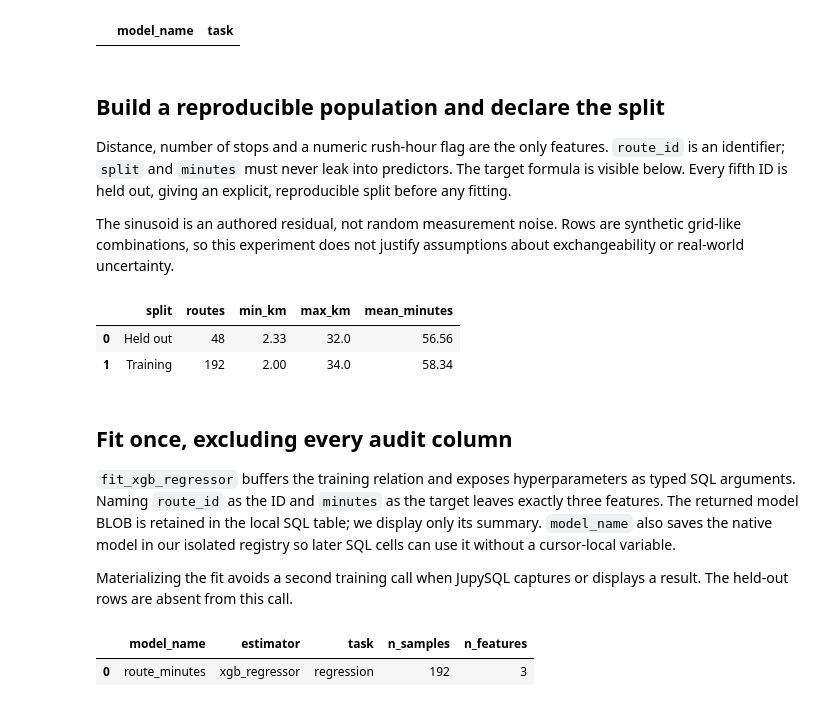
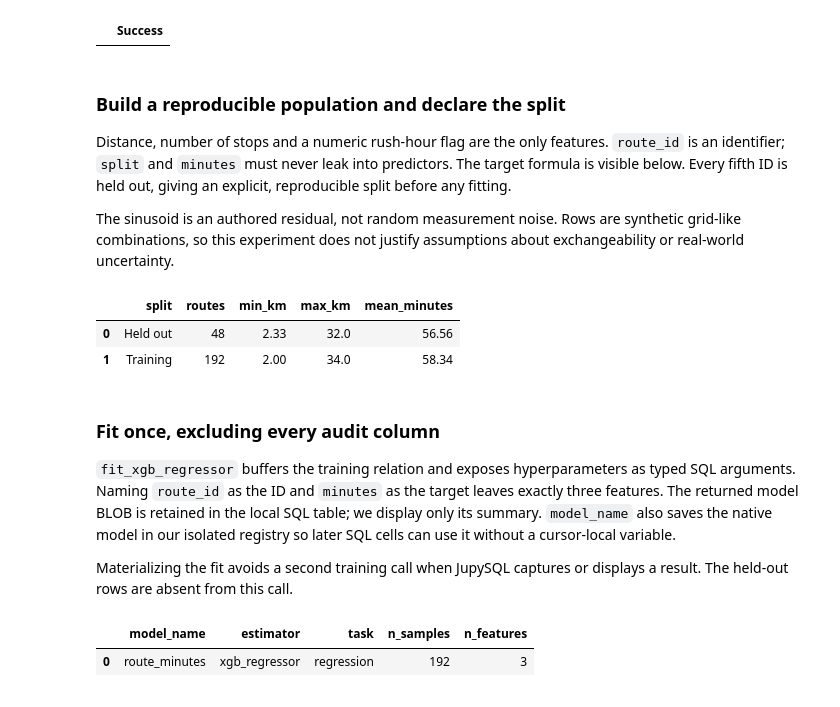
Before and after one commit to Query-farm/vgi-xgboost, a Jupyter notebook: notebooks/01_evaluate_predictions_before_explaining_them.ipynb, the cells around one changed output. Cells and saved outputs as stored; diff of their text form; code cells hidden in the pictures.

Commit message:
docs(notebooks): teach evaluation diagnostics and model selection [skip ci]

```diff
--- a/notebooks/01_evaluate_predictions_before_explaining_them.ipynb
+++ b/notebooks/01_evaluate_predictions_before_explaining_them.ipynb
@@ -74,13 +57,12 @@ that directory. All connections here are local.
 # %%
 %%sql
 INSTALL vgi FROM community;
 LOAD vgi;
-ATTACH 'xgboost' (TYPE vgi, LOCATION 'uv run --no-project --python 3.13 python worker_launcher.py');
-SELECT model_name,task FROM xgboost.main.list_models();
+ATTACH 'xgboost' (TYPE vgi, LOCATION 'uv run --no-project --python 3.13 python xgboost_release.py v0.1.0');
 # %% [output]
-|  | model_name | task |
+|  | Success |
 # %% [markdown]
-## Build a reproducible population and declare the split
+### Build a reproducible population and declare the split
 
 Distance, number of stops and a numeric rush-hour flag are the only features.
 `route_id` is an identifier; `split` and `minutes` must never leak into predictors.
@@ -110,7 +92,7 @@ FROM routes GROUP BY split ORDER BY split;
 | 0 | Held out | 48 | 2.33 | 32.0 | 56.56 |
 | 1 | Training | 192 | 2.00 | 34.0 | 58.34 |
 # %% [markdown]
-## Fit once, excluding every audit column
+### Fit once, excluding every audit column
 
 `fit_xgb_regressor` buffers the training relation and exposes hyperparameters as
 typed SQL arguments. Naming `route_id` as the ID and `minutes` as the target leaves
```
Also changed, not shown: parts of 22 cells of this notebook, 17 other files.
